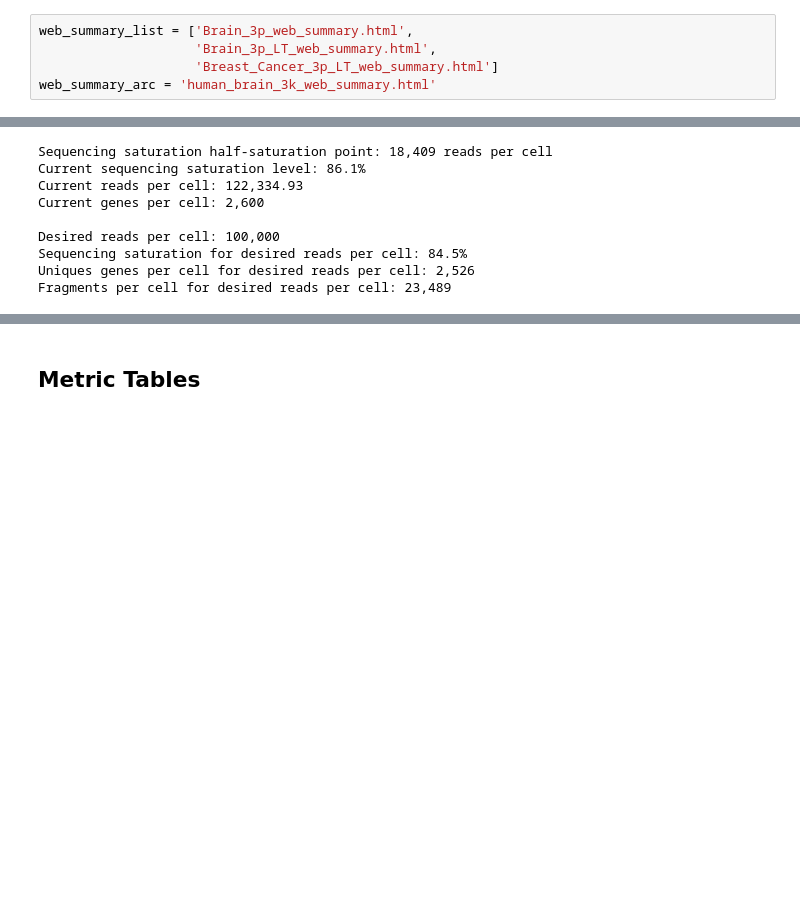
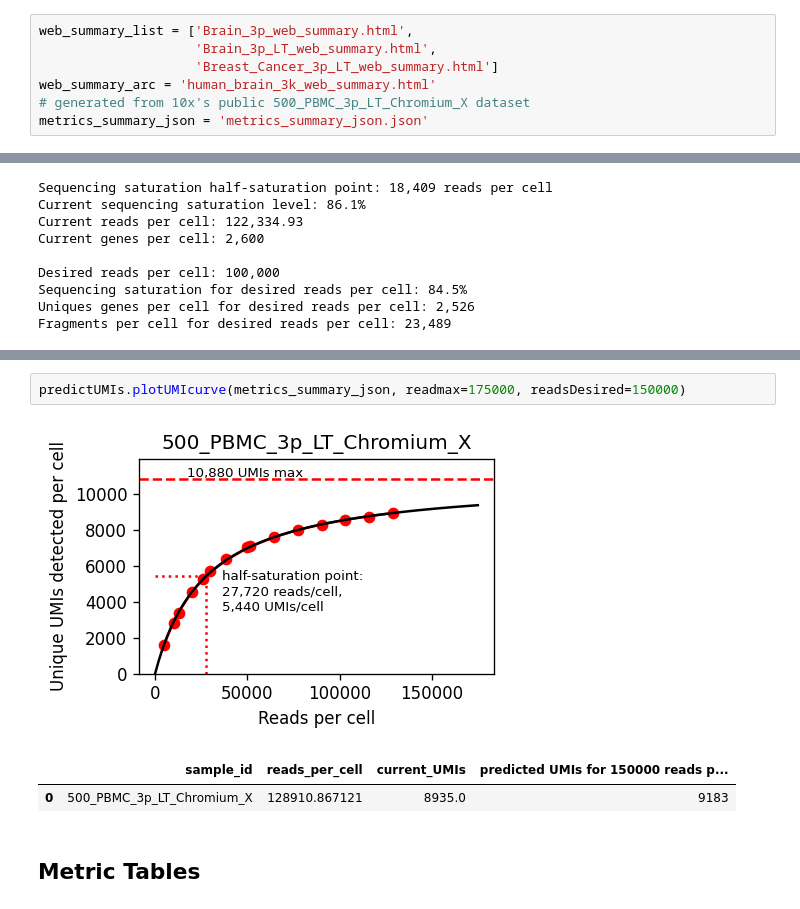
Before and after one commit to jpreall/halfsat, a Jupyter notebook: Example/halfSat-example.ipynb, the cells around one changed output, grey strips where cells are left out. Saved outputs shown, nothing was run; the diff lists cells and outputs as text; blank space fills up the shorter version.

Commit message:
Update example with predictUMIs usage

```diff
--- a/Example/halfSat-example.ipynb
+++ b/Example/halfSat-example.ipynb
@@ -12,6 +12,8 @@ web_summary_list = ['Brain_3p_web_summary.html',
                     'Brain_3p_LT_web_summary.html',
                     'Breast_Cancer_3p_LT_web_summary.html']
 web_summary_arc = 'human_brain_3k_web_summary.html'
+# generated from 10x's public 500_PBMC_3p_LT_Chromium_X dataset
+metrics_summary_json = 'metrics_summary_json.json'
 # %% [markdown]
 ## Halfsat Curves
 # %%
@@ -52,3 +75,9 @@ Fragments per cell for desired reads per cell: 23,489
+# %%
+predictUMIs.plotUMIcurve(metrics_summary_json, readmax=175000, readsDesired=150000)
+# %% [output]
+[figure, added]
+|  | sample_id | reads_per_cell | current_UMIs | predicted UMIs for 150000 reads p... |
+| 0 | 500_PBMC_3p_LT_Chromium_X | 128910.867121 | 8935.0 | 9183 |
 # %% [markdown]
 ## Metric Tables
 # %%
```
Also changed, not shown: parts of 2 cells of this notebook.
